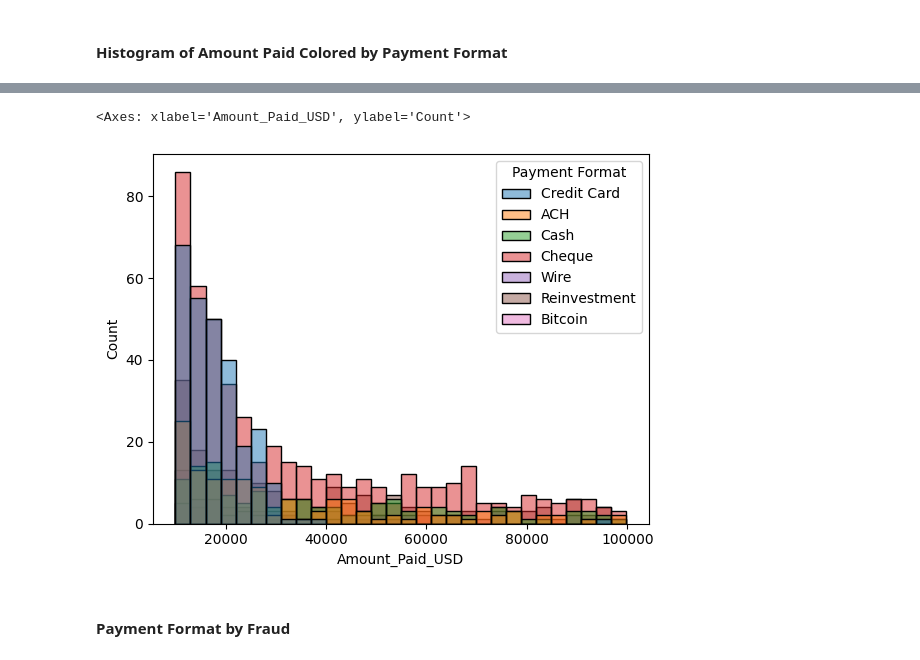
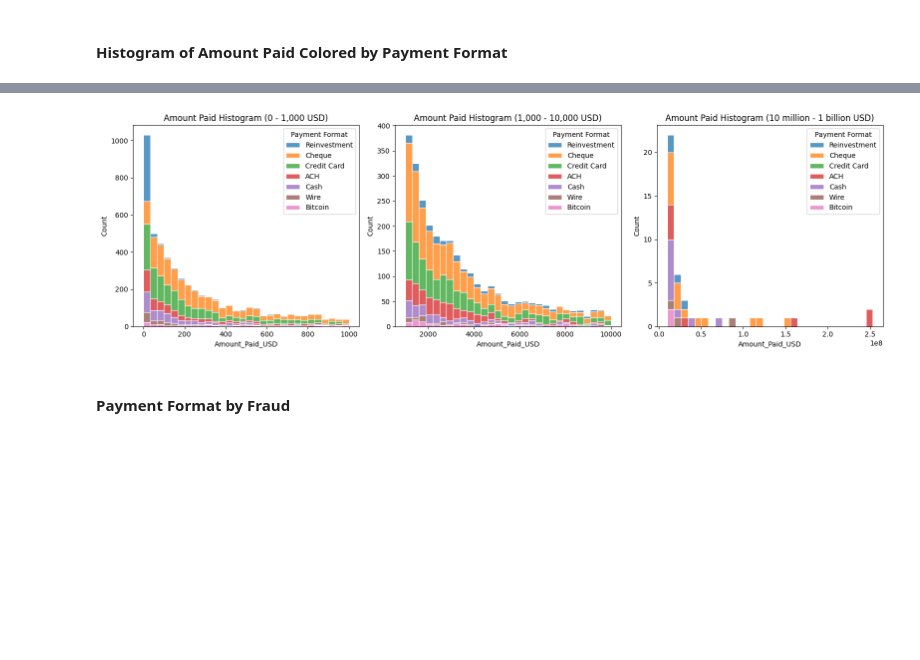
Before and after one commit to calebhadley1/Module-B-semester-2, a Jupyter notebook: ibm_eda.ipynb, the cells around one changed output, grey strips where cells are left out. Saved outputs shown, nothing was run; the diff lists cells and outputs as text; code cells hidden in the pictures; blank space fills up the shorter version.

```diff
--- a/ibm_eda.ipynb
+++ b/ibm_eda.ipynb
@@ -527,8 +642,27 @@ sns.histplot(data=hi_small_trans_sample_df[hi_small_trans_sample_df['Amount_Paid
-# %%
-sns.histplot(data=hi_small_trans_sample_df[hi_small_trans_sample_df['Amount_Paid_USD'].between(10_000, 100_000)], x="Amount_Paid_USD", hue="Payment Format", bins=30)
-# %% [output]
-<Axes: xlabel='Amount_Paid_USD', ylabel='Count'>
-[figure, removed]
+# %%
+fig, (ax1, ax2, ax3) = plt.subplots(1, 3, figsize=(16, 5))
+payment_order = hi_small_trans_df['Payment Format'].unique().tolist()
+# Common parameters for readability
+params = {
+    "hue": "Payment Format",
+    "bins": 30,
+    # "palette": "viridis",  # High-contrast, colorblind-friendly palette
+    "multiple": "stack",   # Prevents colors from blending in overlapping areas
+    "edgecolor": "white",   # Adds definition between bars
+    "hue_order": payment_order
+}
+
+sns.histplot(data=hi_small_trans_sample_df[hi_small_trans_sample_df['Amount_Paid_USD'].between(0, 1_000)], x="Amount_Paid_USD", ax=ax1, **params)
+ax1.set_title("Amount Paid Histogram (0 - 1,000 USD)")
+sns.histplot(data=hi_small_trans_sample_df[hi_small_trans_sample_df['Amount_Paid_USD'].between(1_000, 10_000)], x="Amount_Paid_USD", ax=ax2, **params)
+ax2.set_title("Amount Paid Histogram (1,000 - 10,000 USD)")
+sns.histplot(data=hi_small_trans_sample_df[hi_small_trans_sample_df['Amount_Paid_USD'].between(10_000_000, 1_000_000_000)], x="Amount_Paid_USD", ax=ax3, **params)
+ax3.set_title("Amount Paid Histogram (10 million - 1 billion USD)")
+
+plt.tight_layout()
+plt.savefig("ibm_figs/amount_paid_hist.png")
+# %% [output]
+[figure, added]
 # %% [markdown]
 #### Payment Format by Fraud
 # %%
```
Also changed, not shown: parts of 15 cells of this notebook, 3 other files.
